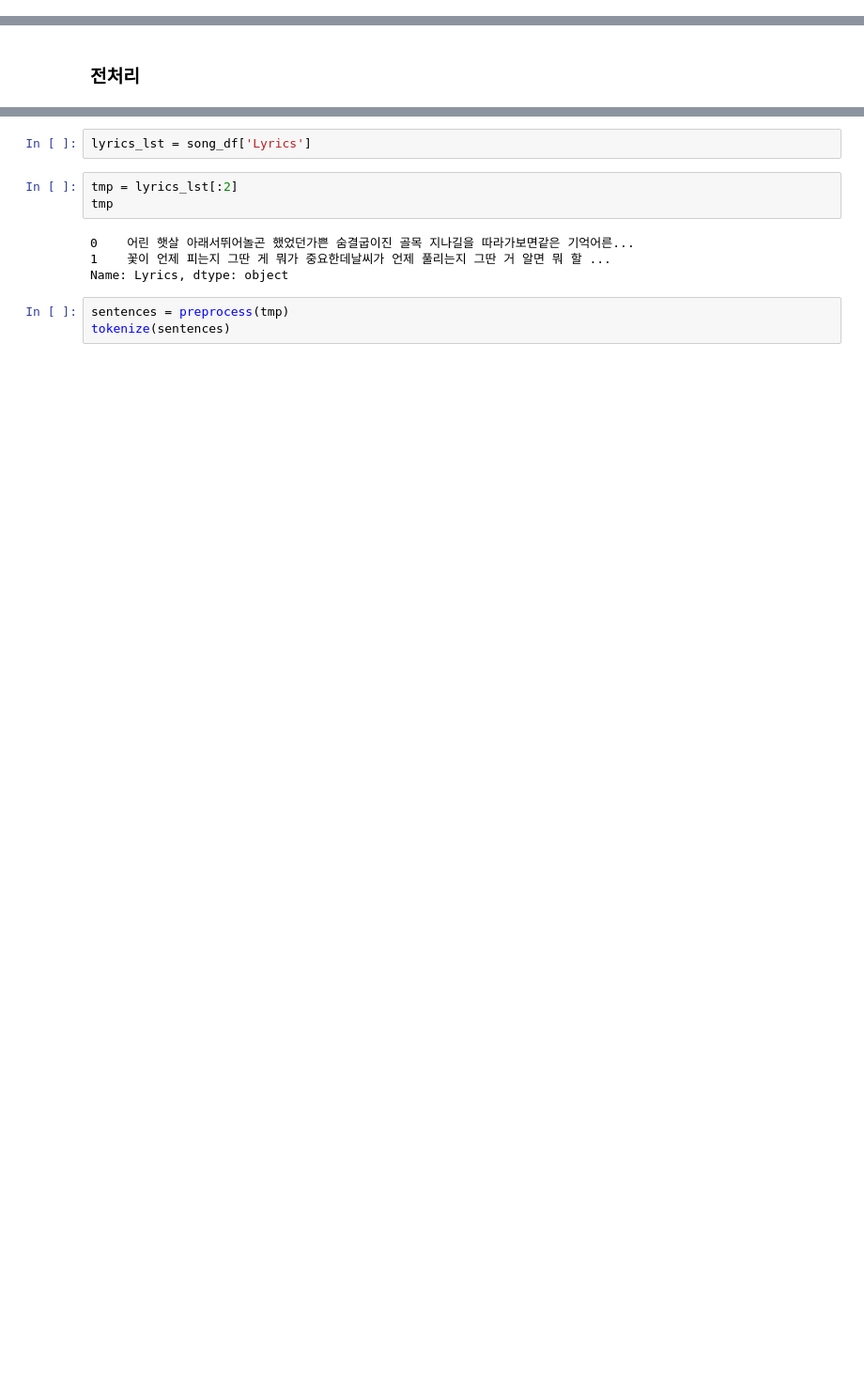
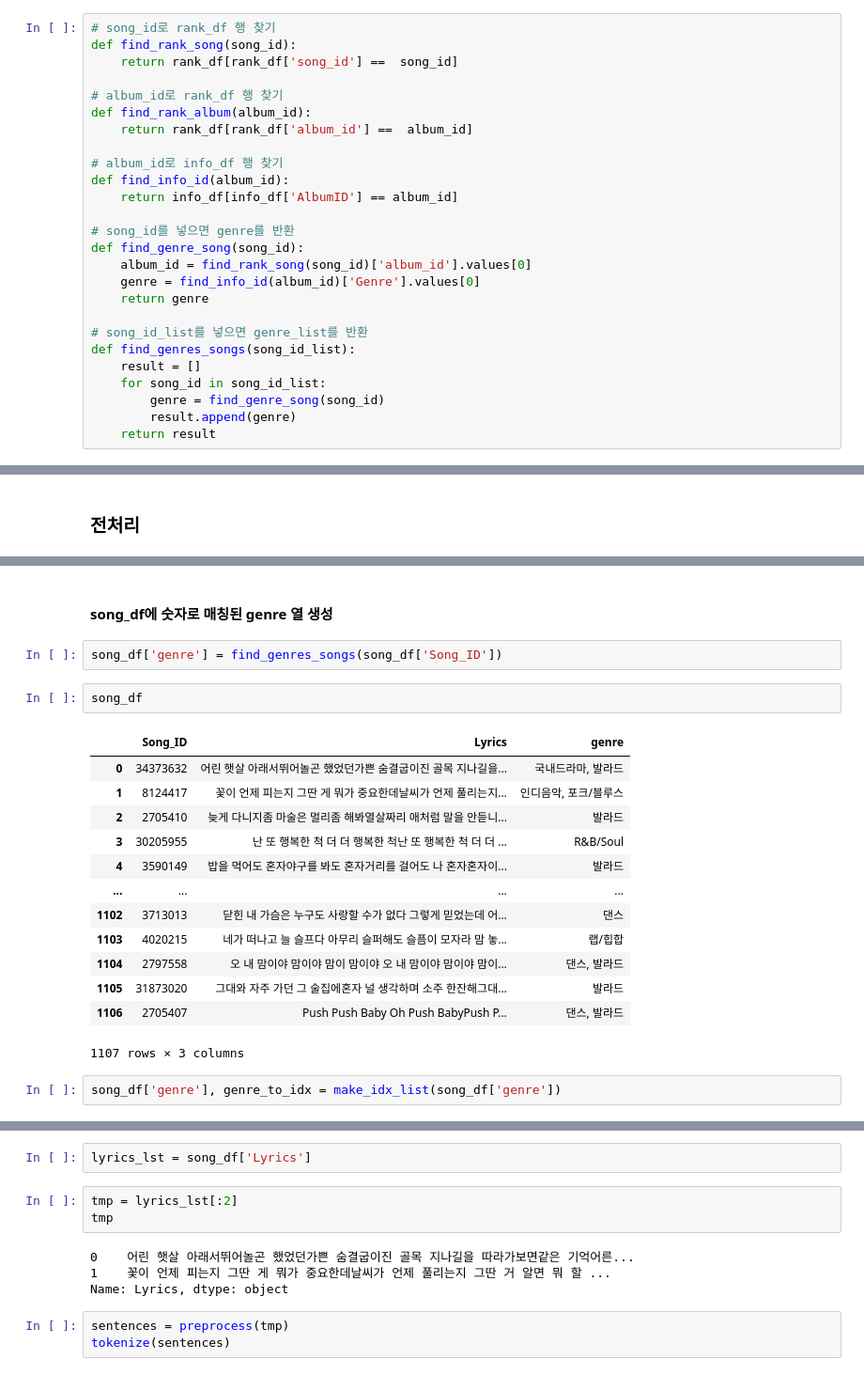
Before and after one commit to SeSAC-TextAnalysis/kpop, a Jupyter notebook: CODE/장르예측모델_전처리.ipynb, the cells around one changed output, grey strips where cells are left out. Shown at 94% size. Saved outputs shown, nothing was run; the diff lists cells and outputs as text; blank space fills up the shorter version.

```diff
--- a/CODE/장르예측모델_전처리.ipynb
+++ b/CODE/장르예측모델_전처리.ipynb
@@ -41,3 +83,29 @@ def tokenize(sentences):
         temp_X = [word for word in temp_X]
         tokenized_data.append(temp_X)
     return tokenized_data
+# %%
+# song_id로 rank_df 행 찾기
+def find_rank_song(song_id):
+    return rank_df[rank_df['song_id'] ==  song_id]
+
+# album_id로 rank_df 행 찾기
+def find_rank_album(album_id):
+    return rank_df[rank_df['album_id'] ==  album_id]
+
+# album_id로 info_df 행 찾기
+def find_info_id(album_id):
+    return info_df[info_df['AlbumID'] == album_id]
+
+# song_id를 넣으면 genre를 반환
+def find_genre_song(song_id):
+    album_id = find_rank_song(song_id)['album_id'].values[0]
+    genre = find_info_id(album_id)['Genre'].values[0]
+    return genre
+
+# song_id_list를 넣으면 genre_list를 반환
+def find_genres_songs(song_id_list):
+    result = []
+    for song_id in song_id_list:
+        genre = find_genre_song(song_id)
+        result.append(genre)
+    return result
@@ -45,0 +183,22 @@ def tokenize(sentences):
+# %% [markdown]
+#### song_df에 숫자로 매칭된 genre 열 생성
+# %%
+song_df['genre'] = find_genres_songs(song_df['Song_ID'])
+# %%
+song_df
+# %% [output]
+|  | Song_ID | Lyrics | genre |
+| 0 | 34373632 | 어린 햇살 아래서뛰어놀곤 했었던가쁜 숨결굽이진 골목 지나길을... | 국내드라마, 발라드 |
+| 1 | 8124417 | 꽃이 언제 피는지 그딴 게 뭐가 중요한데날씨가 언제 풀리는지... | 인디음악, 포크/블루스 |
+| 2 | 2705410 | 늦게 다니지좀 마술은 멀리좀 해봐열살짜리 애처럼 말을 안듣니... | 발라드 |
+| 3 | 30205955 | 난 또 행복한 척 더 더 행복한 척난 또 행복한 척 더 더 ... | R&B/Soul |
+| 4 | 3590149 | 밥을 먹어도 혼자야구를 봐도 혼자거리를 걸어도 나 혼자혼자이... | 발라드 |
+| ... | ... | ... | ... |
+| 1102 | 3713013 | 닫힌 내 가슴은 누구도 사랑할 수가 없다 그렇게 믿었는데 어... | 댄스 |
+| 1103 | 4020215 | 네가 떠나고 늘 슬프다 아무리 슬퍼해도 슬픔이 모자라 맘 놓... | 랩/힙합 |
+| 1104 | 2797558 | 오 내 맘이야 맘이야 맘이 맘이야 오 내 맘이야 맘이야 맘이... | 댄스, 발라드 |
+| 1105 | 31873020 | 그대와 자주 가던 그 술집에혼자 널 생각하며 소주 한잔해그대... | 발라드 |
+| 1106 | 2705407 | Push Push Baby Oh Push BabyPush P... | 댄스, 발라드 |
+1107 rows × 3 columns
+# %%
+song_df['genre'], genre_to_idx = make_idx_list(song_df['genre'])
```
Also changed, not shown: parts of 29 cells of this notebook.
